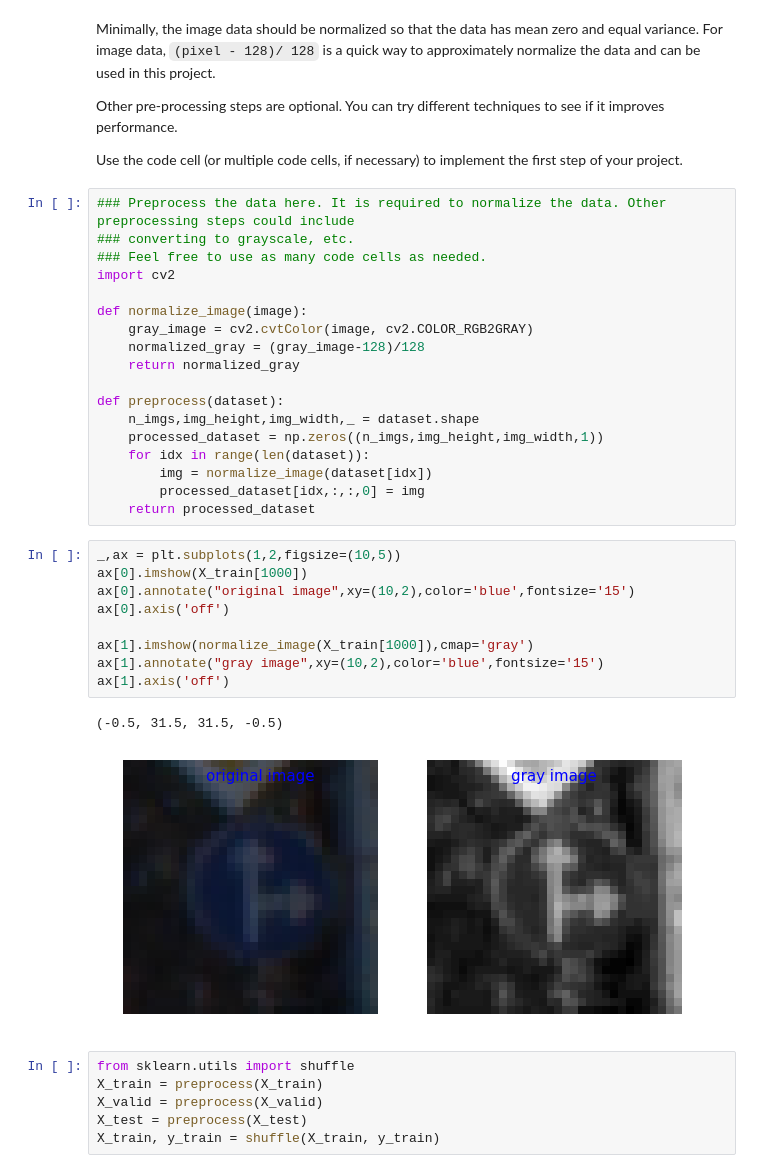
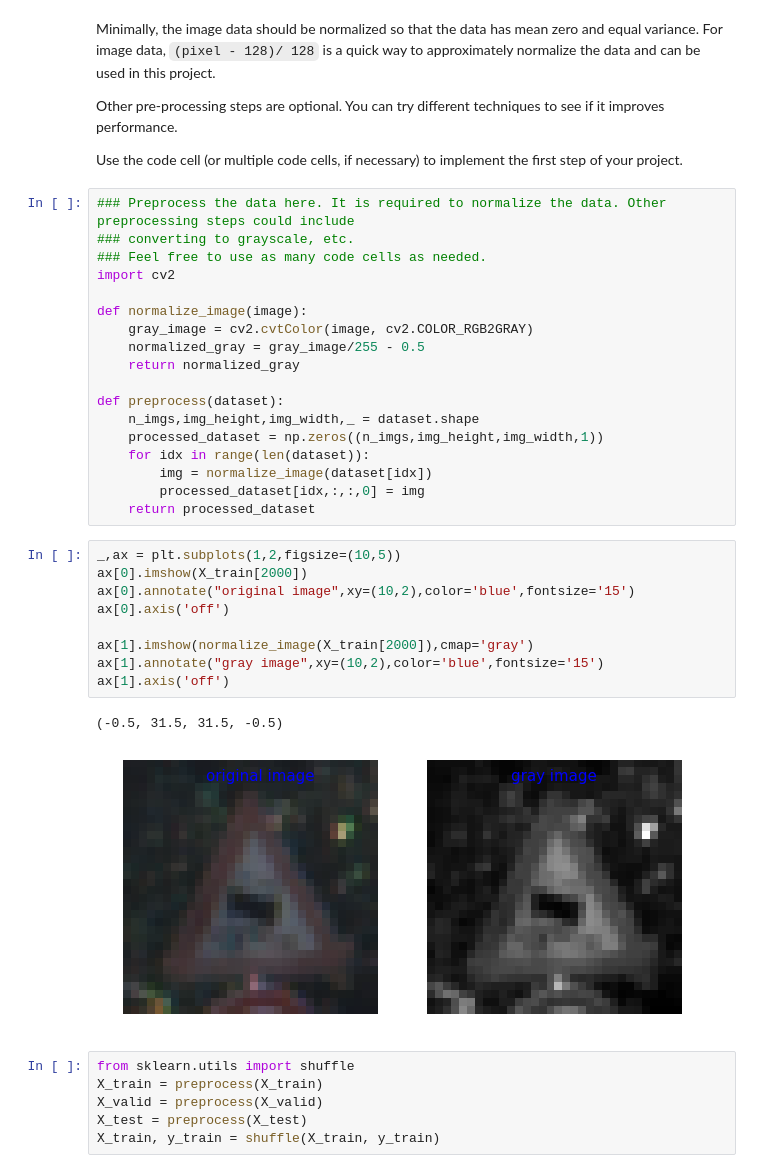
Before and after one commit to Jianshu-Wang/CarND-Traffic-Sign-Classifier-Project, a Jupyter notebook: Traffic_Sign_Classifier.ipynb, the cells around one changed output. Drawn from its saved outputs; the diff is of its cells as text.

```diff
--- a/Traffic_Sign_Classifier.ipynb
+++ b/Traffic_Sign_Classifier.ipynb
@@ -186,7 +186,7 @@ import cv2
 
 def normalize_image(image):
     gray_image = cv2.cvtColor(image, cv2.COLOR_RGB2GRAY)
-    normalized_gray = (gray_image-128)/128
+    normalized_gray = gray_image/255 - 0.5
     return normalized_gray
 
 def preprocess(dataset):
@@ -198,16 +198,16 @@ def preprocess(dataset):
     return processed_dataset
 # %%
 _,ax = plt.subplots(1,2,figsize=(10,5))
-ax[0].imshow(X_train[1000])
+ax[0].imshow(X_train[2000])
 ax[0].annotate("original image",xy=(10,2),color='blue',fontsize='15')
 ax[0].axis('off')
 
-ax[1].imshow(normalize_image(X_train[1000]),cmap='gray')
+ax[1].imshow(normalize_image(X_train[2000]),cmap='gray')
 ax[1].annotate("gray image",xy=(10,2),color='blue',fontsize='15')
 ax[1].axis('off')
 # %% [output]
 (-0.5, 31.5, 31.5, -0.5)
-[figure, old version]
+[figure, new version]
 # %%
 from sklearn.utils import shuffle
 X_train = preprocess(X_train)
```
Also changed, not shown: parts of 8 cells of this notebook, 9 other files.
